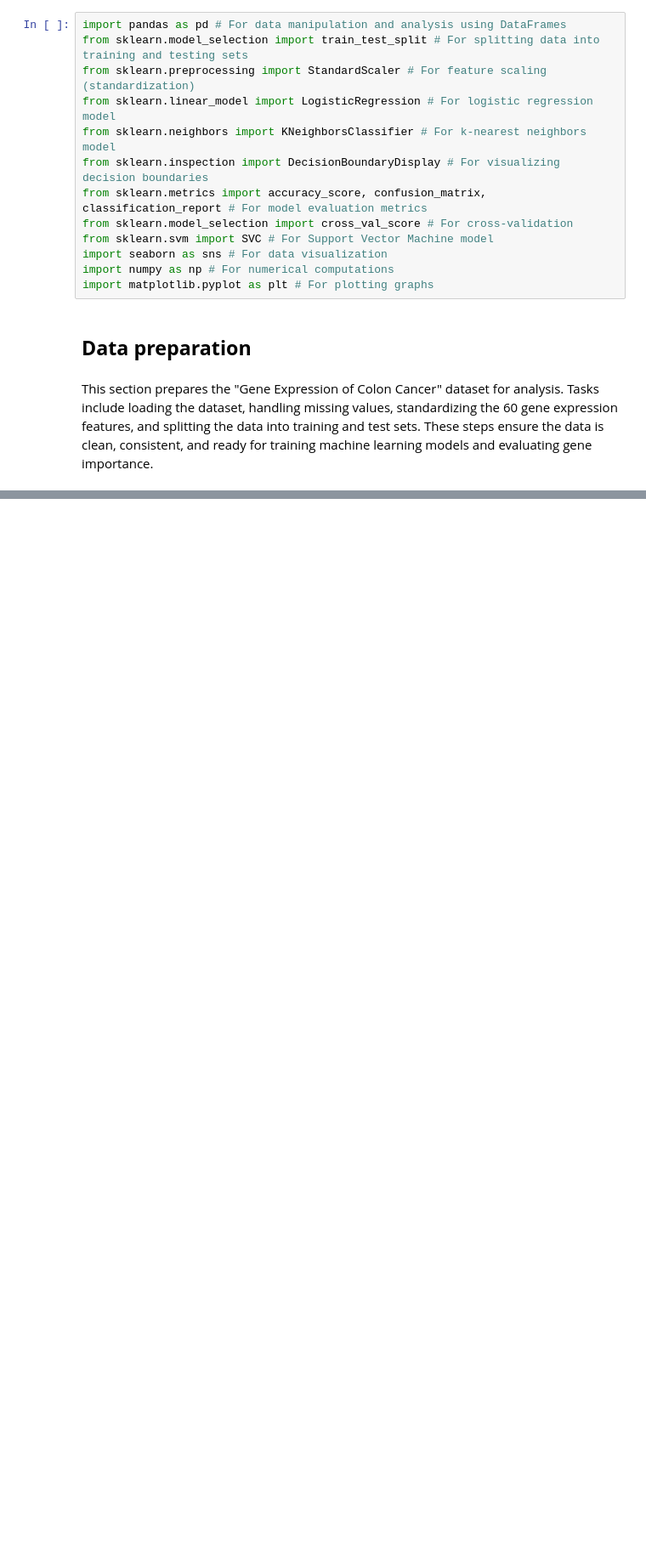
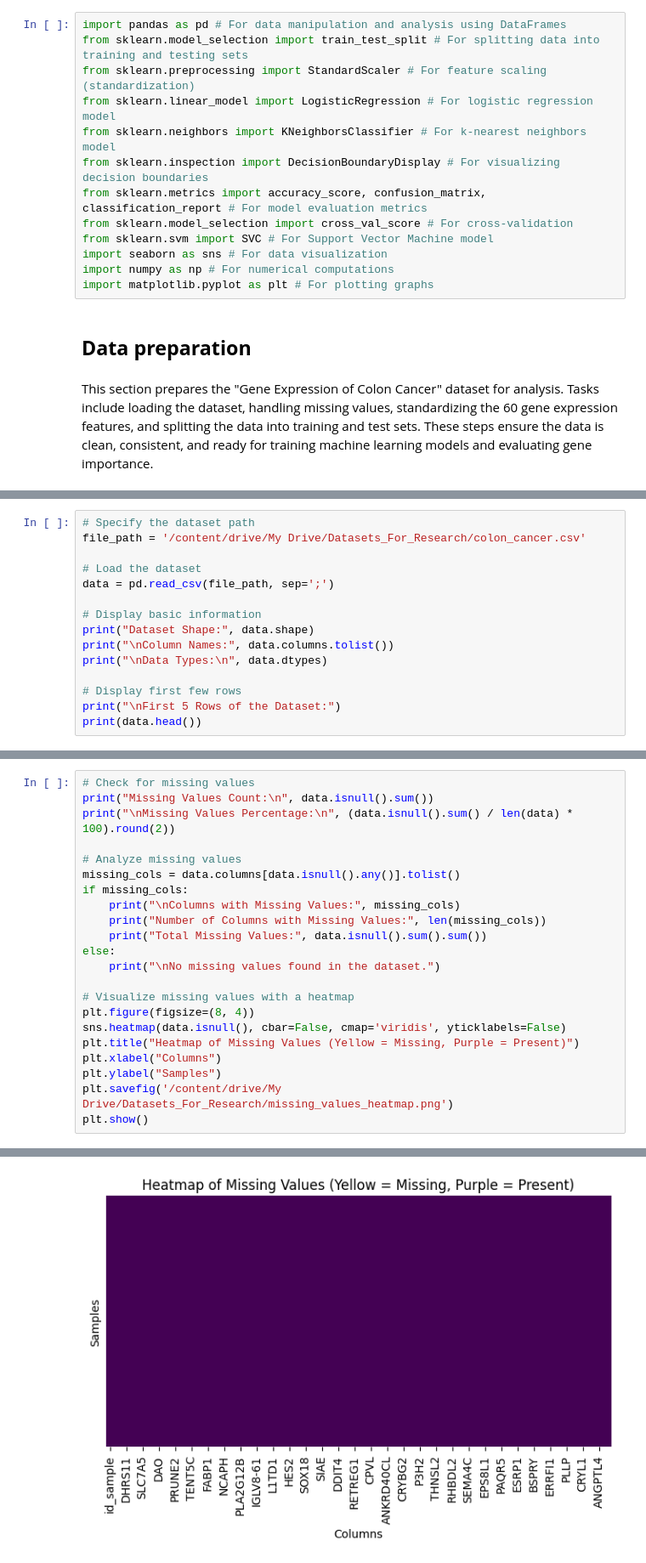
Before and after one commit to Laaliji/Colon-Cancer-Gene-Expression-Data-Classification-Analysis, a Jupyter notebook: Colon_Cancer_Gene_Expression_Analysis.ipynb, the cells around one changed output, grey strips where cells are left out. Shown at 85% size. Saved outputs shown, nothing was run; the diff lists cells and outputs as text; blank space fills up the shorter version.

```diff
--- a/Colon_Cancer_Gene_Expression_Analysis.ipynb
+++ b/Colon_Cancer_Gene_Expression_Analysis.ipynb
@@ -50,0 +57,15 @@ This section prepares the "Gene Expression of Colon Cancer" dataset for analysis
+# %%
+# Specify the dataset path
+file_path = '/content/drive/My Drive/Datasets_For_Research/colon_cancer.csv'
+
+# Load the dataset
+data = pd.read_csv(file_path, sep=';')
+
+# Display basic information
+print("Dataset Shape:", data.shape)
+print("\nColumn Names:", data.columns.tolist())
+print("\nData Types:\n", data.dtypes)
+
+# Display first few rows
+print("\nFirst 5 Rows of the Dataset:")
+print(data.head())
@@ -50,0 +92,23 @@ This section prepares the "Gene Expression of Colon Cancer" dataset for analysis
+# %%
+# Check for missing values
+print("Missing Values Count:\n", data.isnull().sum())
+print("\nMissing Values Percentage:\n", (data.isnull().sum() / len(data) * 100).round(2))
+
+# Analyze missing values
+missing_cols = data.columns[data.isnull().any()].tolist()
+if missing_cols:
+    print("\nColumns with Missing Values:", missing_cols)
+    print("Number of Columns with Missing Values:", len(missing_cols))
+    print("Total Missing Values:", data.isnull().sum().sum())
+else:
+    print("\nNo missing values found in the dataset.")
+
+# Visualize missing values with a heatmap
+plt.figure(figsize=(8, 4))
+sns.heatmap(data.isnull(), cbar=False, cmap='viridis', yticklabels=False)
+plt.title("Heatmap of Missing Values (Yellow = Missing, Purple = Present)")
+plt.xlabel("Columns")
+plt.ylabel("Samples")
+plt.savefig('/content/drive/My Drive/Datasets_For_Research/missing_values_heatmap.png')
+plt.show()
+# %% [output]
@@ -50,0 +132 @@ This section prepares the "Gene Expression of Colon Cancer" dataset for analysis
+[figure, added]
```
Also changed, not shown: parts of 21 cells of this notebook.
